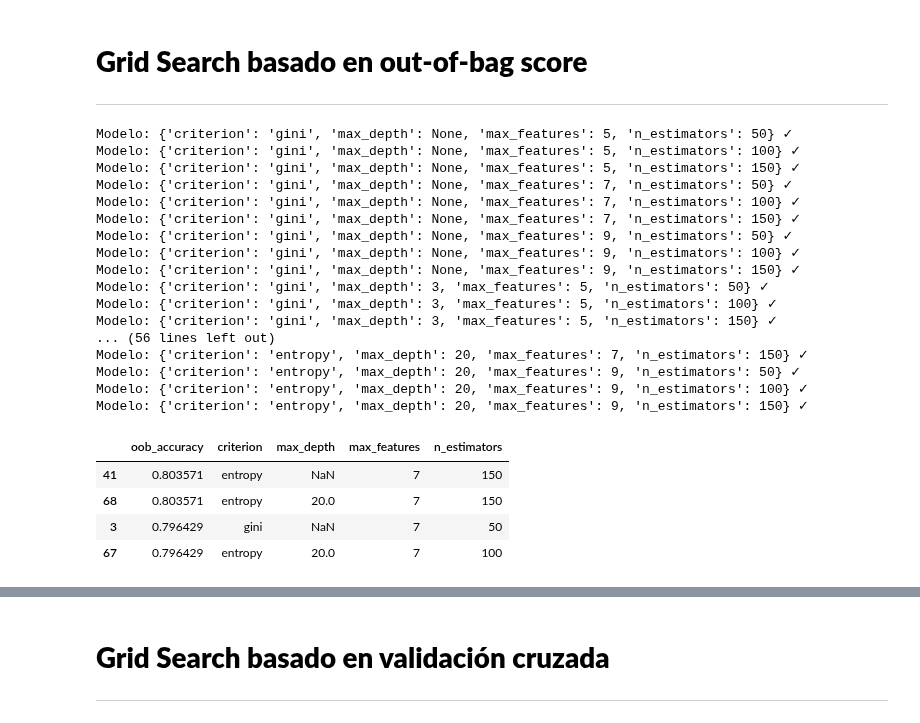
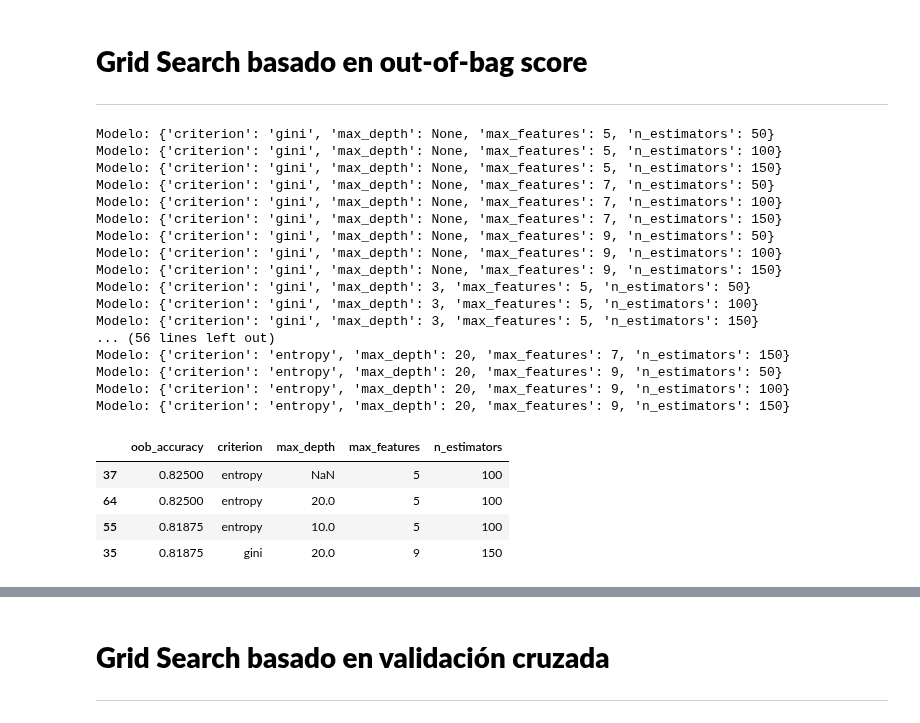
Before and after one commit to Kaiziferr/machine_learning, a Jupyter notebook: randomforest/clasificacion/01_carseats_randomforest_clasification.ipynb, the cells around one changed output, grey strips where cells are left out. Cells and saved outputs as stored; diff of their text form; code cells hidden in the pictures.

```diff
--- a/randomforest/clasificacion/01_carseats_randomforest_clasification.ipynb
+++ b/randomforest/clasificacion/01_carseats_randomforest_clasification.ipynb
@@ -193,7 +224,8 @@ X_train_prep = preprocesor.fit_transform(X_train)
 X_test_prep = preprocesor.transform(X_test)
 # %%
 encoded_cat = preprocesor.named_transformers_['onehot'].get_feature_names_out(
-    cat_cols)
+    cat_cols
+)
 
 encoded_cat
 # %% [output]
@@ -201,8 +233,7 @@ array(['ShelveLoc_Bad', 'ShelveLoc_Good', 'ShelveLoc_Medium', 'Urban_Yes',
        'US_Yes'], dtype=object)
 # %%
 labels = np.concatenate([
-    numeric_cols, encoded_cat
+   encoded_cat, numeric_cols
 ])
-
 labels
 # %% [output]
@@ -255,59 +295,58 @@ En la implementación de RandomForestClassifier, la métrica devuelta como oob_s
 # **Grid Search basado en out-of-bag score**
 ---
 # %%
-parama_grid = ParameterGrid(
+param_grid = ParameterGrid(
     {
         'n_estimators': [50, 100, 150],
         'max_features': [5, 7, 9],
-        'max_depth'   : [None, 3, 10, 20],
-        'criterion'   : ['gini', 'entropy']
+        'max_depth': [None, 3, 10, 20],
+        'criterion' : ['gini', 'entropy']
     }
 )
 # %%
 response = {'params': [], 'oob_accuracy': []}
 
-for params  in parama_grid:
+for params in param_grid:
   model = RandomForestClassifier(
       oob_score = True,
-      n_jobs    = -1,
-      random_state = 123,
+      n_jobs = -1,
+      random_state = 12354,
       **params
-
   )
   model.fit(X_train, y_train)
   response['params'].append(params)
   response['oob_accuracy'].append(model.oob_score_)
-  print(f"Modelo: {params} \u2713")
+  print(f'Modelo: {params}')
 # %% [output]
-Modelo: {'criterion': 'gini', 'max_depth': None, 'max_features': 5, 'n_estimators': 50} ✓
-Modelo: {'criterion': 'gini', 'max_depth': None, 'max_features': 5, 'n_estimators': 100} ✓
-Modelo: {'criterion': 'gini', 'max_depth': None, 'max_features': 5, 'n_estimators': 150} ✓
-Modelo: {'criterion': 'gini', 'max_depth': None, 'max_features': 7, 'n_estimators': 50} ✓
-Modelo: {'criterion': 'gini', 'max_depth': None, 'max_features': 7, 'n_estimators': 100} ✓
-Modelo: {'criterion': 'gini', 'max_depth': None, 'max_features': 7, 'n_estimators': 150} ✓
-Modelo: {'criterion': 'gini', 'max_depth': None, 'max_features': 9, 'n_estimators': 50} ✓
-Modelo: {'criterion': 'gini', 'max_depth': None, 'max_features': 9, 'n_estimators': 100} ✓
-Modelo: {'criterion': 'gini', 'max_depth': None, 'max_features': 9, 'n_estimators': 150} ✓
-Modelo: {'criterion': 'gini', 'max_depth': 3, 'max_features': 5, 'n_estimators': 50} ✓
-Modelo: {'criterion': 'gini', 'max_depth': 3, 'max_features': 5, 'n_estimators': 100} ✓
-Modelo: {'criterion': 'gini', 'max_depth': 3, 'max_features': 5, 'n_estimators': 150} ✓
+Modelo: {'criterion': 'gini', 'max_depth': None, 'max_features': 5, 'n_estimators': 50}
+Modelo: {'criterion': 'gini', 'max_depth': None, 'max_features': 5, 'n_estimators': 100}
+Modelo: {'criterion': 'gini', 'max_depth': None, 'max_features': 5, 'n_estimators': 150}
+Modelo: {'criterion': 'gini', 'max_depth': None, 'max_features': 7, 'n_estimators': 50}
+Modelo: {'criterion': 'gini', 'max_depth': None, 'max_features': 7, 'n_estimators': 100}
+Modelo: {'criterion': 'gini', 'max_depth': None, 'max_features': 7, 'n_estimators': 150}
+Modelo: {'criterion': 'gini', 'max_depth': None, 'max_features': 9, 'n_estimators': 50}
+Modelo: {'criterion': 'gini', 'max_depth': None, 'max_features': 9, 'n_estimators': 100}
+Modelo: {'criterion': 'gini', 'max_depth': None, 'max_features': 9, 'n_estimators': 150}
+Modelo: {'criterion': 'gini', 'max_depth': 3, 'max_features': 5, 'n_estimators': 50}
+Modelo: {'criterion': 'gini', 'max_depth': 3, 'max_features': 5, 'n_estimators': 100}
+Modelo: {'criterion': 'gini', 'max_depth': 3, 'max_features': 5, 'n_estimators': 150}
 ... (56 lines left out)
-Modelo: {'criterion': 'entropy', 'max_depth': 20, 'max_features': 7, 'n_estimators': 150} ✓
-Modelo: {'criterion': 'entropy', 'max_depth': 20, 'max_features': 9, 'n_estimators': 50} ✓
-Modelo: {'criterion': 'entropy', 'max_depth': 20, 'max_features': 9, 'n_estimators': 100} ✓
-Modelo: {'criterion': 'entropy', 'max_depth': 20, 'max_features': 9, 'n_estimators': 150} ✓
+Modelo: {'criterion': 'entropy', 'max_depth': 20, 'max_features': 7, 'n_estimators': 150}
+Modelo: {'criterion': 'entropy', 'max_depth': 20, 'max_features': 9, 'n_estimators': 50}
+Modelo: {'criterion': 'entropy', 'max_depth': 20, 'max_features': 9, 'n_estimators': 100}
+Modelo: {'criterion': 'entropy', 'max_depth': 20, 'max_features': 9, 'n_estimators': 150}
 # %%
-resutado = pd.DataFrame(response)
-resutado = pd.concat([resutado, resutado['params'].apply(pd.Series)], axis = 1)
-resutado = resutado.sort_values('oob_accuracy', ascending=False)
-resutado = resutado.drop(columns = 'params')
+resultado = pd.DataFrame(response)
+resultado = pd.concat([resultado, resultado['params'].apply(pd.Series)], axis=1)
+resultado = resultado.sort_values('oob_accuracy', ascending=False)
+resutado = resultado.drop(columns = 'params')
 resutado.head(4)
 # %% [output]
 |  | oob_accuracy | criterion | max_depth | max_features | n_estimators |
-| 41 | 0.803571 | entropy | NaN | 7 | 150 |
-| 68 | 0.803571 | entropy | 20.0 | 7 | 150 |
-| 3 | 0.796429 | gini | NaN | 7 | 50 |
-| 67 | 0.796429 | entropy | 20.0 | 7 | 100 |
+| 37 | 0.82500 | entropy | NaN | 5 | 100 |
+| 64 | 0.82500 | entropy | 20.0 | 5 | 100 |
+| 55 | 0.81875 | entropy | 10.0 | 5 | 100 |
+| 35 | 0.81875 | gini | 20.0 | 9 | 150 |
 # %%
 print(f'''
 Los mejores hiperparametros (oob-accuracy) son
```
Also changed, not shown: parts of 37 cells of this notebook.
